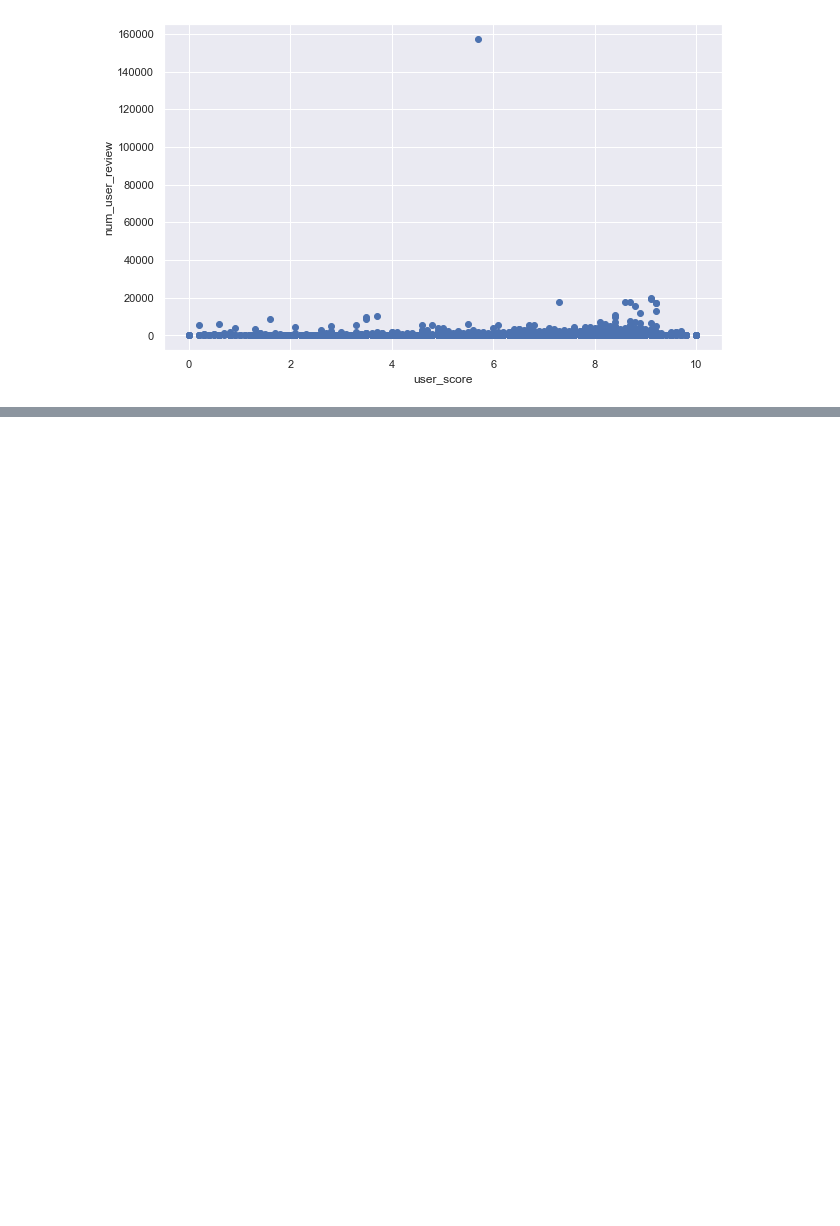
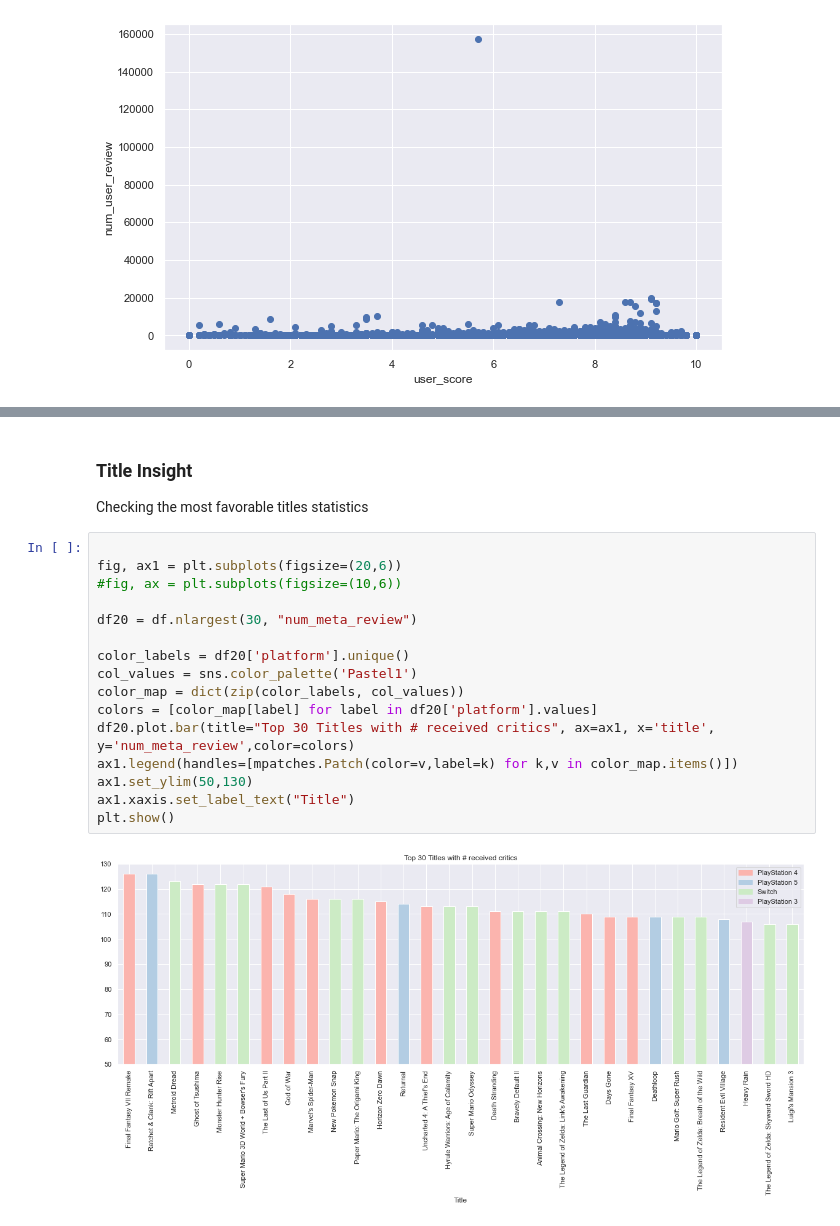
Before and after one commit to sunlung/Metacritic-Games-Analysis, a Jupyter notebook: explorer.ipynb, the cells around one changed output, grey strips where cells are left out. Saved outputs shown, nothing was run; the diff lists cells and outputs as text; blank space fills up the shorter version.

```diff
--- a/explorer.ipynb
+++ b/explorer.ipynb
@@ -209,3 +184,24 @@ plt.show()
 # %% [output]
 7
 [figure]
+# %% [markdown]
+<h3>Title Insight</h3>
+Checking the most favorable titles statistics
+# %%
+
+fig, ax1 = plt.subplots(figsize=(20,6))
+#fig, ax = plt.subplots(figsize=(10,6))
+
+df20 = df.nlargest(30, "num_meta_review")
+
+color_labels = df20['platform'].unique()
+col_values = sns.color_palette('Pastel1')
+color_map = dict(zip(color_labels, col_values))
+colors = [color_map[label] for label in df20['platform'].values]
+df20.plot.bar(title="Top 30 Titles with # received critics", ax=ax1, x='title', y='num_meta_review',color=colors)
+ax1.legend(handles=[mpatches.Patch(color=v,label=k) for k,v in color_map.items()])
+ax1.set_ylim(50,130)
+ax1.xaxis.set_label_text("Title")
+plt.show()
+# %% [output]
+[figure, added]
```
Also changed, not shown: parts of 11 cells of this notebook, 1 other file.
